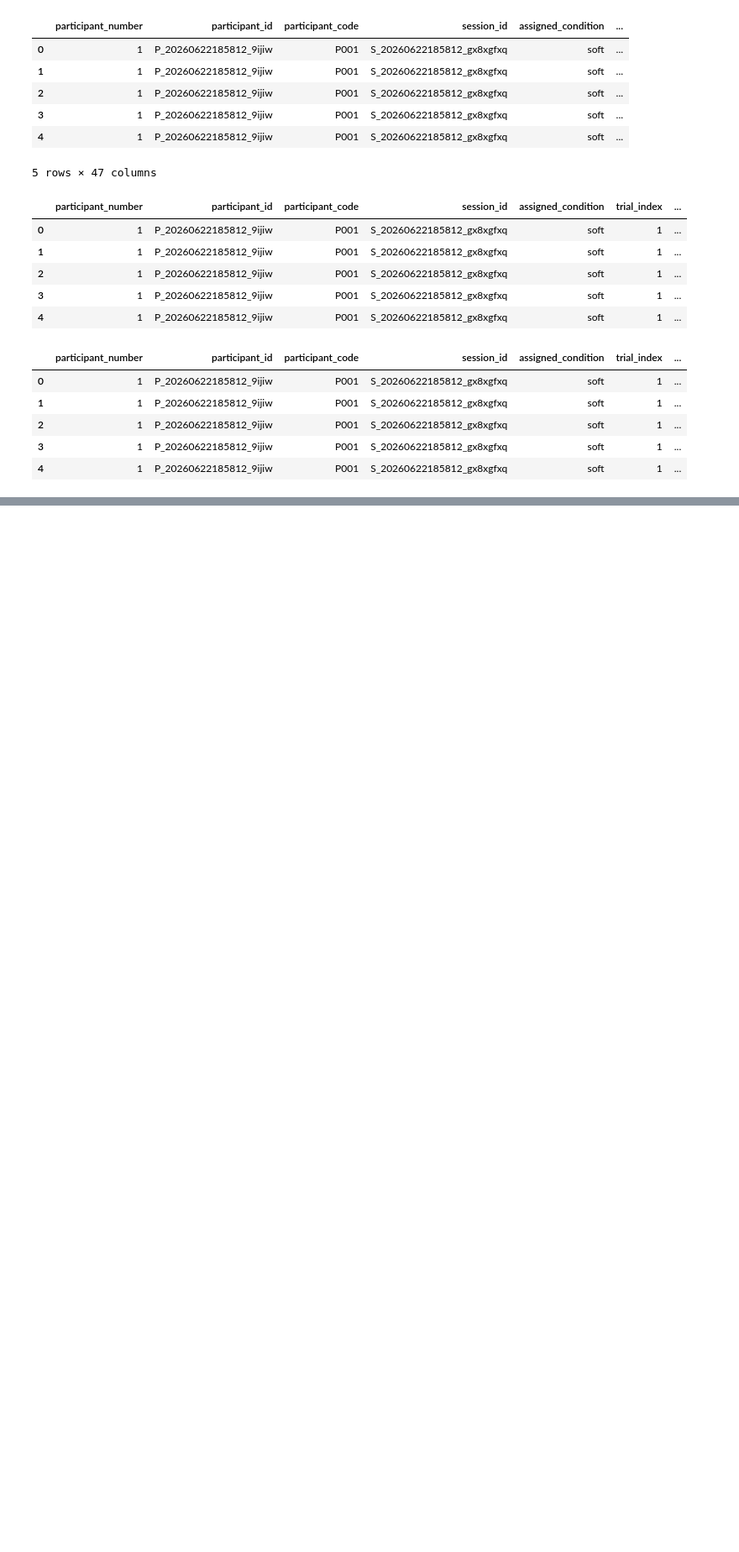
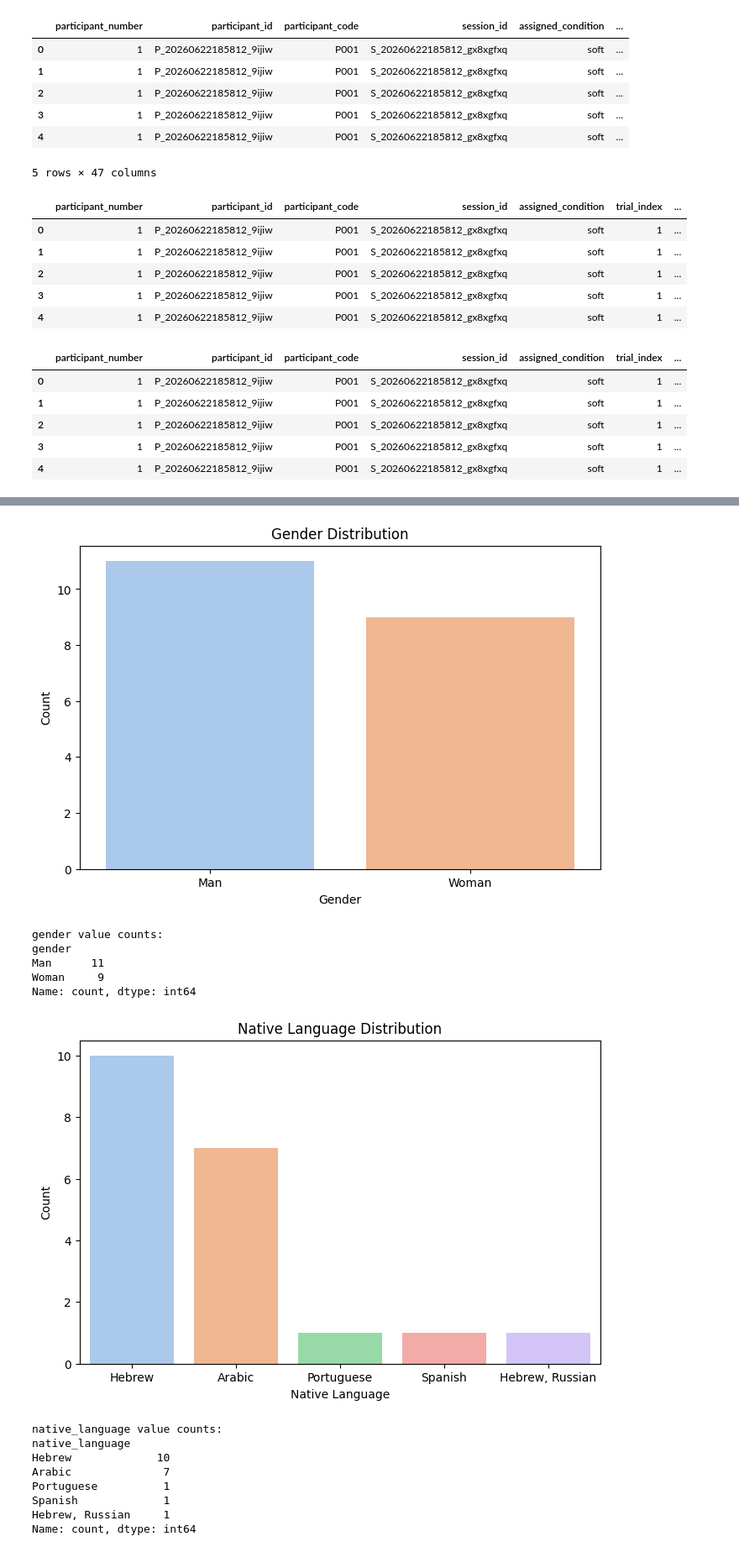
Before and after one commit to haThomas3/Metacognition_experiment-, a Jupyter notebook: analysis.ipynb, the cells around one changed output, grey strips where cells are left out. Shown at 84% size. Cells and saved outputs as stored; diff of their text form; code cells hidden in the pictures; blank space fills up the shorter version.

Commit message:
Added demographic data exploration

```diff
--- a/analysis.ipynb
+++ b/analysis.ipynb
@@ -14,6 +19,7 @@ zip_pattern = "data/experiment_data_P0*.zip"
 all_csv_trials = []
 all_clicks = []
 all_mouse_samples = []
+all_demographics = []
 raw_json_data = []
 
 # Iterate through all zip files matching the pattern
@@ -40,6 +46,12 @@ for zip_path in glob.glob(zip_pattern):
 
                     p_code = data.get('participant_code', 'Unknown')
 
+                    # Extract Demographics
+                    demo = data.get('demographics', {})
+                    # Add the participant code so we can merge it later
+                    demo['participant_code'] = p_code
+                    all_demographics.append(demo)
+
                     # Flatten click_events
                     if 'click_events' in data:
                         for click in data['click_events']:
@@ -80,10 +92,23 @@ else:
 
 df_clicks = pd.DataFrame(all_clicks)
 df_mouse = pd.DataFrame(all_mouse_samples)
+df_demographics = pd.DataFrame(all_demographics)
+
+def convert_df_to_numeric(df):
+    for col in df.columns:
+        # Attempts to convert to number
+        df[col] = pd.to_numeric(df[col], errors='ignore')
+    return df
+
+df_trials = convert_df_to_numeric(df_trials)
+df_clicks = convert_df_to_numeric(df_clicks)
+df_mouse = convert_df_to_numeric(df_mouse)
+df_demographics = convert_df_to_numeric(df_demographics)
 
 print(f"Created df_trials with {len(df_trials)} rows from the CSVs.")
 print(f"Created df_clicks with {len(df_clicks)} rows from the JSONs.")
 print(f"Created df_mouse with {len(df_mouse)} rows from the JSONs.")
+print(f"Created df_demographics with {len(df_demographics)} rows from the JSONs.")
 # %% [output]
 Created df_trials with 240 rows from the CSVs.
 Created df_clicks with 1520 rows from the JSONs.
@@ -118,0 +154,3 @@ df_mouse.head()
+# %%
+# normalize languages
+df_demographics['native_language'] = df_demographics['native_language'].str.lower().str.strip().str.title()
@@ -118,0 +171,31 @@ df_mouse.head()
+# %%
+def plot_bar(df, column, title, xlabel, ylabel):
+    plt.figure(figsize=(8, 5))
+    value_counts = df[column].value_counts()
+    sns.barplot(x=value_counts.index, y=value_counts.values, palette='pastel')
+    plt.title(title)
+    plt.xlabel(xlabel)
+    plt.ylabel(ylabel)
+    plt.show()
+
+    print(f"{column} value counts:\n{value_counts}")
+# %%
+bar_cols = ['gender', 'native_language', 'dominant_hand', 'input_device', 'vision_status', 'motor_difficulty']
+for col in bar_cols:
+    plot_bar(df_demographics, col, f'{col.replace("_", " ").title()} Distribution', col.replace("_", " ").title(), 'Count')
+# %% [output]
+[figure, added]
+gender value counts:
+gender
+Man      11
+Woman     9
+Name: count, dtype: int64
+[figure, added]
+native_language value counts:
+native_language
+Hebrew             10
+Arabic              7
+Portuguese          1
+Spanish             1
+Hebrew, Russian     1
+Name: count, dtype: int64
```
Also changed, not shown: parts of 8 cells of this notebook.
